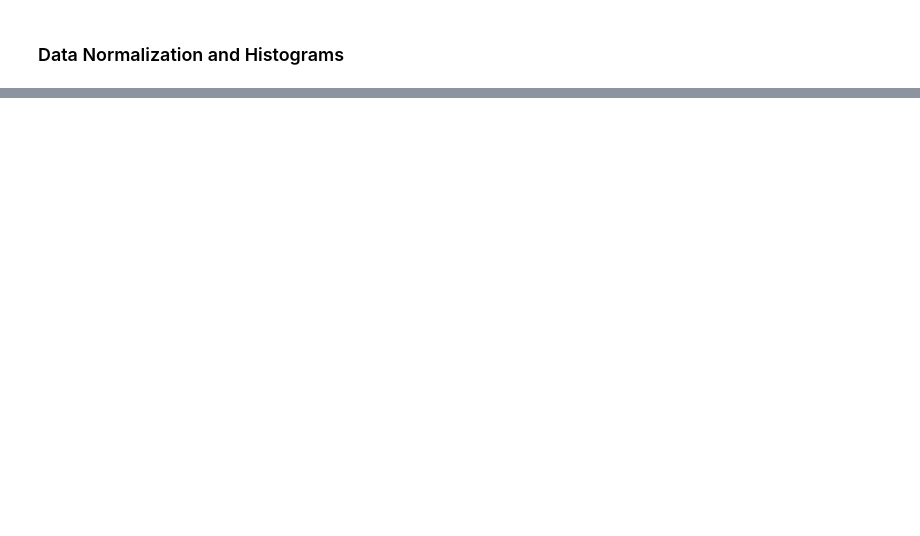
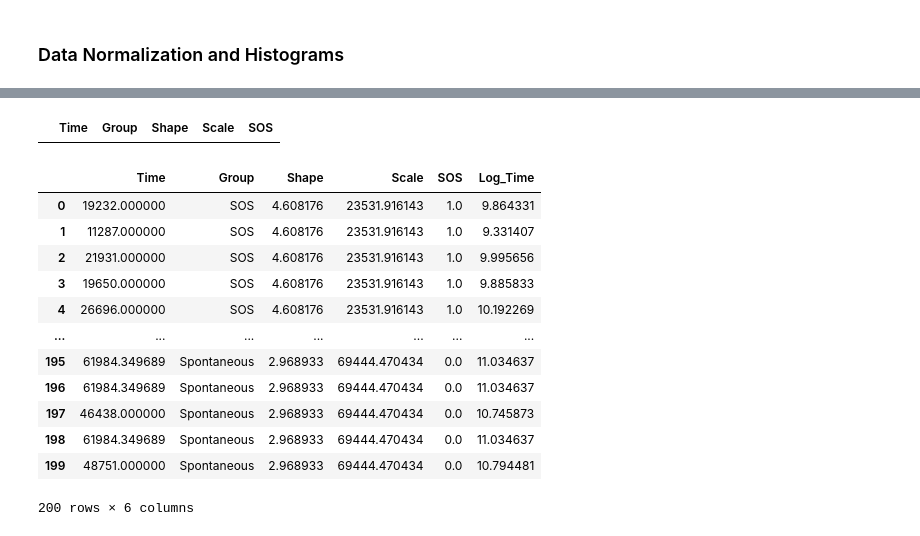
Before and after one commit to Frood-for-Thought/Bac_Evol_SSA, a Jupyter notebook: Experiment 3 - SOS vs Random Mutation/Analysis.ipynb, the cells around one changed output, grey strips where cells are left out. Drawn from its saved outputs; the diff is of its cells as text; code cells hidden in the pictures; blank space fills up the shorter version.

```diff
--- a/Experiment 3 - SOS vs Random Mutation/Analysis.ipynb
+++ b/Experiment 3 - SOS vs Random Mutation/Analysis.ipynb
@@ -359,0 +156,29 @@ t_stat, p_value_u
+# %%
+# Fit Weibull distribution for each group with cleaned data
+sos_times_clean = combined_df_clean[combined_df_clean['Group'] == 'SOS']['Time']
+spontaneous_times_clean = combined_df_clean[combined_df_clean['Group'] == 'Spontaneous']['Time']
+
+params_sos_clean = weibull_min.fit(sos_times_clean, floc=0)
+params_spontaneous_clean = weibull_min.fit(spontaneous_times_clean, floc=0)
+
+# Print the cleaned parameters
+weibull_params_clean = {
+    'SOS': {
+        'shape': params_sos_clean[0],
+        'location': params_sos_clean[1],
+        'scale': params_sos_clean[2]
+    },
+    'Spontaneous': {
+        'shape': params_spontaneous_clean[0],
+        'location': params_spontaneous_clean[1],
+        'scale': params_spontaneous_clean[2]
+    }
+}
+
+# Prepare the combined cleaned dataset with Weibull-fitted values
+combined_df_clean['Shape'] = combined_df_clean['Group'].apply(lambda x: weibull_params_clean[x]['shape'])
+combined_df_clean['Scale'] = combined_df_clean['Group'].apply(lambda x: weibull_params_clean[x]['scale'])
+
+# Create a binary variable for the group
+combined_df_clean['SOS'] = combined_df_clean['Group'].apply(lambda x: 0 if x == 'Spontaneous' else 1)
+combined_df_clean['SOS'] = combined_df_clean['SOS'].astype(float)
@@ -359,0 +195,32 @@ t_stat, p_value_u
+# %%
+# Replace censored times with the estimated mean time from Weibull distribution
+def estimate_weibull_mean(params):
+    shape, loc, scale = params
+    return scale * scipy.special.gamma(1 + 1/shape)
+
+estimated_mean_spontaneous = estimate_weibull_mean(params_spontaneous_clean)
+combined_df_clean_estimate = combined_df_clean.copy()
+combined_df_clean_estimate['Time'] = combined_df_clean_estimate['Time'].astype(float)
+combined_df_clean_estimate.loc[(combined_df_clean['Group'] == 'Spontaneous') & (combined_df_clean['Time'] == 86400), 'Time'] = estimated_mean_spontaneous
+# %%
+# All the 24h limits have been replaced.
+combined_df_clean_estimate[combined_df_clean_estimate['Time']==86400]
+# %% [output]
+|  | Time | Group | Shape | Scale | SOS |
+# %%
+combined_df_clean_estimate['Log_Time'] = combined_df_clean_estimate['Time'].apply(lambda x: np.log(x))
+combined_df_clean_estimate
+# %% [output]
+|  | Time | Group | Shape | Scale | SOS | Log_Time |
+| 0 | 19232.000000 | SOS | 4.608176 | 23531.916143 | 1.0 | 9.864331 |
+| 1 | 11287.000000 | SOS | 4.608176 | 23531.916143 | 1.0 | 9.331407 |
+| 2 | 21931.000000 | SOS | 4.608176 | 23531.916143 | 1.0 | 9.995656 |
+| 3 | 19650.000000 | SOS | 4.608176 | 23531.916143 | 1.0 | 9.885833 |
+| 4 | 26696.000000 | SOS | 4.608176 | 23531.916143 | 1.0 | 10.192269 |
+| ... | ... | ... | ... | ... | ... | ... |
+| 195 | 61984.349689 | Spontaneous | 2.968933 | 69444.470434 | 0.0 | 11.034637 |
+| 196 | 61984.349689 | Spontaneous | 2.968933 | 69444.470434 | 0.0 | 11.034637 |
+| 197 | 46438.000000 | Spontaneous | 2.968933 | 69444.470434 | 0.0 | 10.745873 |
+| 198 | 61984.349689 | Spontaneous | 2.968933 | 69444.470434 | 0.0 | 11.034637 |
+| 199 | 48751.000000 | Spontaneous | 2.968933 | 69444.470434 | 0.0 | 10.794481 |
+200 rows × 6 columns
```
Also changed, not shown: parts of 27 cells of this notebook.
